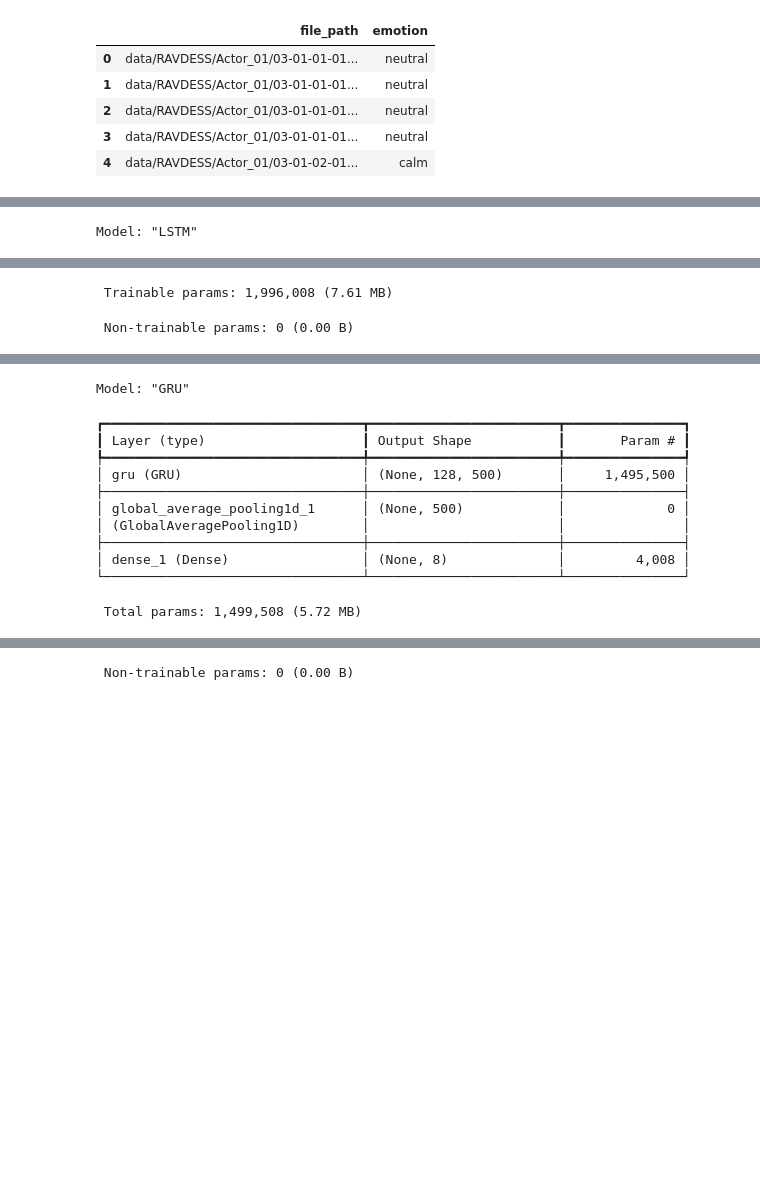
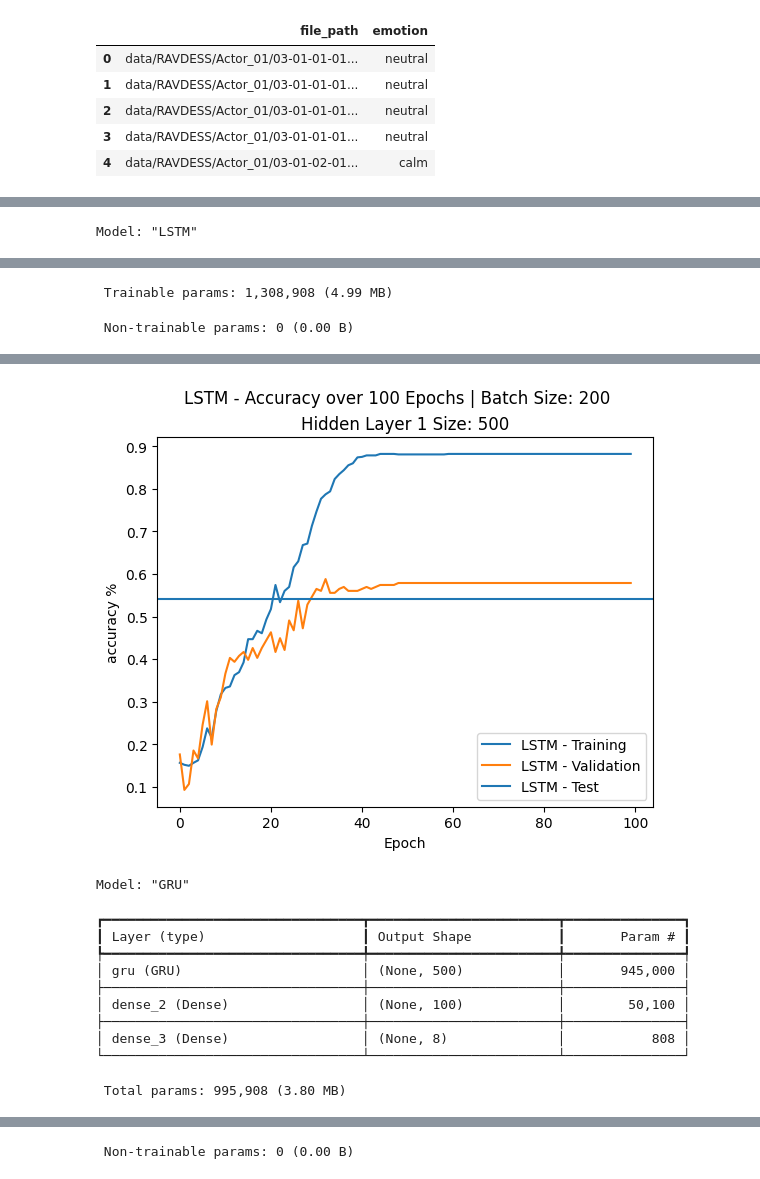
Before and after one commit to turecarlson/SpeechEmotionClassifier, a Jupyter notebook: model/SpeechEmotionClassifier.ipynb, the cells around one changed output, grey strips where cells are left out. Cells and saved outputs as stored; diff of their text form; code cells hidden in the pictures; blank space fills up the shorter version.

```diff
--- a/model/SpeechEmotionClassifier.ipynb
+++ b/model/SpeechEmotionClassifier.ipynb
@@ -231,24 +231,24 @@ Number of entries in Test Dataset: ((360, 495, 128), (360, 8))
 # %%
 # Build the Models
 
-batch_size = 10
-num_epochs = 50
+batch_size = 200
+num_epochs = 100
 num_hidden_1 = 500
-# num_hidden_2 = 50
-val_split = 0.3
+num_hidden_2 = 250
+val_split = 0.2
 reduce_lr_on_plateau_factor = 0.1
 reduce_lr_on_plateau_patience = 5
 
 model_LSTM = keras.models.Sequential()
 model_GRU = keras.models.Sequential()
-model_SRNN = keras.models.Sequential()
+# model_SRNN = keras.models.Sequential()
 
 # LSTM - Long Short Term Memory
 model_LSTM.name = "LSTM"
-model_LSTM.add(keras.Input(shape=(128, 495)))
-model_LSTM.add(keras.layers.LSTM(num_hidden_1, return_sequences=True))
-# model_LSTM.add(keras.layers.LSTM(num_hidden_2, return_sequences=True))
-model_LSTM.add(keras.layers.GlobalAveragePooling1D())
+model_LSTM.add(keras.Input(shape=(495, 128)))
+model_LSTM.add(keras.layers.LSTM(num_hidden_1, return_sequences=False))
+# model_LSTM.add(keras.layers.LSTM(num_hidden_2, return_sequences=False))
+model_LSTM.add(keras.layers.Dense(100, activation='relu'))
 model_LSTM.add(keras.layers.Dense(8, activation='sigmoid'))
 model_LSTM.compile(optimizer='adam', loss=keras.losses.CategoricalCrossentropy(), metrics=['accuracy'])
 model_LSTM.summary()
@@ -256,12 +256,25 @@ lstm_history = model_LSTM.fit(train_features, train_labels, epochs=num_epochs,
                               batch_size=batch_size, validation_split=val_split,
                               callbacks=[keras.callbacks.ReduceLROnPlateau(monitor='val_loss',
                                                                            factor=reduce_lr_on_plateau_factor, patience=reduce_lr_on_plateau_patience)])
+test_loss_LSTM, test_acc_LSTM = model_LSTM.evaluate(test_features, test_labels)
+print("LSTM -- test loss, test acc:", test_loss_LSTM, test_acc_LSTM)
+
+plt.plot(lstm_history.history['accuracy'], label='LSTM - Training')
+plt.plot(lstm_history.history['val_accuracy'], label='LSTM - Validation')
+plt.axhline(test_acc_LSTM, label='LSTM - Test')
+plt.suptitle(f"LSTM - Accuracy over {num_epochs} Epochs | Batch Size: {batch_size}")
+plt.title(f"Hidden Layer 1 Size: {num_hidden_1}")
+plt.ylabel("accuracy %")
+plt.xlabel("Epoch")
+plt.legend()
+plt.show()
+
 # GRU - Gated Recurrent Units
 model_GRU.name = "GRU"
-model_GRU.add(keras.Input(shape=(128, 495)))
-model_GRU.add(keras.layers.GRU(num_hidden_1, return_sequences=True))
-# model_GRU.add(keras.layers.GRU(num_hidden_2, return_sequences=True))
-model_GRU.add(keras.layers.GlobalAveragePooling1D())
+model_GRU.add(keras.Input(shape=(495, 128)))
+model_GRU.add(keras.layers.GRU(num_hidden_1, return_sequences=False))
+# model_GRU.add(keras.layers.GRU(num_hidden_2, return_sequences=False))
+model_GRU.add(keras.layers.Dense(100, activation='relu'))
 model_GRU.add(keras.layers.Dense(8, activation='sigmoid'))
 model_GRU.compile(optimizer='adam', loss=keras.losses.CategoricalCrossentropy(), metrics=['accuracy'])
 model_GRU.summary()
@@ -269,20 +282,16 @@ gru_history = model_GRU.fit(train_features, train_labels, epochs=num_epochs,
                               batch_size=batch_size, validation_split=val_split,
                               callbacks=[keras.callbacks.ReduceLROnPlateau(monitor='val_loss',
                                                                            factor=reduce_lr_on_plateau_factor, patience=reduce_lr_on_plateau_patience)])
-
-# # SRNN - Simple Recurrent Neural Network
-# model_SRNN.name = "SimpleRNN"
-# model_SRNN.add(keras.Input(shape=(256, 495)))
-# model_SRNN.add(keras.layers.SimpleRNN(num_hidden_1, return_sequences=True))
-# # model_SRNN.add(keras.layers.SimpleRNN(num_hidden_2, return_sequences=True))
-# model_SRNN.add(keras.layers.GlobalAveragePooling1D())
-# model_SRNN.add(keras.layers.Dense(8, activation='sigmoid'))
-# model_SRNN.compile(optimizer='adam', loss=keras.losses.CategoricalCrossentropy(), metrics=['accuracy'])
-# model_SRNN.summary()
-# srnn_history = model_SRNN.fit(train_features, train_labels, epochs=num_epochs,
-#                               batch_size=batch_size, validation_split=val_split,
-#                               callbacks=[keras.callbacks.ReduceLROnPlateau(monitor='val_loss',
-#                                                                            factor=reduce_lr_on_plateau_factor, patience=reduce_lr_on_plateau_patience)])
+test_loss_GRU, test_acc_GRU = model_GRU.evaluate(test_features, test_labels)
+print("GRU -- test loss, test acc:", test_loss_GRU, test_acc_GRU)
+plt.plot(gru_history.history['accuracy'], label='GRU - Training')
+plt.plot(gru_history.history['val_accuracy'], label='GRU - Validation')
+plt.suptitle(f"GRU - Accuracy over {num_epochs} Epochs | Batch Size: {batch_size}")
+plt.title(f"Hidden Layer 1 Size: {num_hidden_1}")
+plt.ylabel("accuracy %")
+plt.xlabel("Epoch")
+plt.legend()
+plt.show()
 
 # Test our Models against the Test Data
 test_loss_LSTM, test_acc_LSTM = model_LSTM.evaluate(test_features, test_labels)
@@ -291,8 +300,8 @@ print("LSTM -- test loss, test acc:", test_loss_LSTM, test_acc_LSTM)
 test_loss_GRU, test_acc_GRU = model_GRU.evaluate(test_features, test_labels)
 print("GRU -- test loss, test acc:", test_loss_GRU, test_acc_GRU)
 
-# results_SRNN = model_GRU.evaluate(test_features, test_labels)
-# print("SimpleRNN -- test loss, test acc:", results_SRNN)
+results_SRNN = model_GRU.evaluate(test_features, test_labels)
+print("SimpleRNN -- test loss, test acc:", results_SRNN)
 # %% [output]
 Model: "LSTM"
 ┏━━━━━━━━━━━━━━━━━━━━━━━━━━━━━━━━━┳━━━━━━━━━━━━━━━━━━━━━━━━┳━━━━━━━━━━━━━━━┓
@@ -309,2 +317,2 @@ Model: "LSTM"
- Trainable params: 1,996,008 (7.61 MB)
+ Trainable params: 1,308,908 (4.99 MB)
  Non-trainable params: 0 (0.00 B)
@@ -328,12 +336,12 @@ Epoch 50/50
+[figure, added]
 Model: "GRU"
 ┏━━━━━━━━━━━━━━━━━━━━━━━━━━━━━━━━━┳━━━━━━━━━━━━━━━━━━━━━━━━┳━━━━━━━━━━━━━━━┓
 ┃ Layer (type)                    ┃ Output Shape           ┃       Param # ┃
 ┡━━━━━━━━━━━━━━━━━━━━━━━━━━━━━━━━━╇━━━━━━━━━━━━━━━━━━━━━━━━╇━━━━━━━━━━━━━━━┩
-│ gru (GRU)                       │ (None, 128, 500)       │     1,495,500 │
+│ gru (GRU)                       │ (None, 500)            │       945,000 │
 ├─────────────────────────────────┼────────────────────────┼───────────────┤
-│ global_average_pooling1d_1      │ (None, 500)            │             0 │
-│ (GlobalAveragePooling1D)        │                        │               │
+│ dense_2 (Dense)                 │ (None, 100)            │        50,100 │
 ├─────────────────────────────────┼────────────────────────┼───────────────┤
-│ dense_1 (Dense)                 │ (None, 8)              │         4,008 │
+│ dense_3 (Dense)                 │ (None, 8)              │           808 │
 └─────────────────────────────────┴────────────────────────┴───────────────┘
- Total params: 1,499,508 (5.72 MB)
+ Total params: 995,908 (3.80 MB)
```
Also changed, not shown: parts of 4 cells of this notebook.
